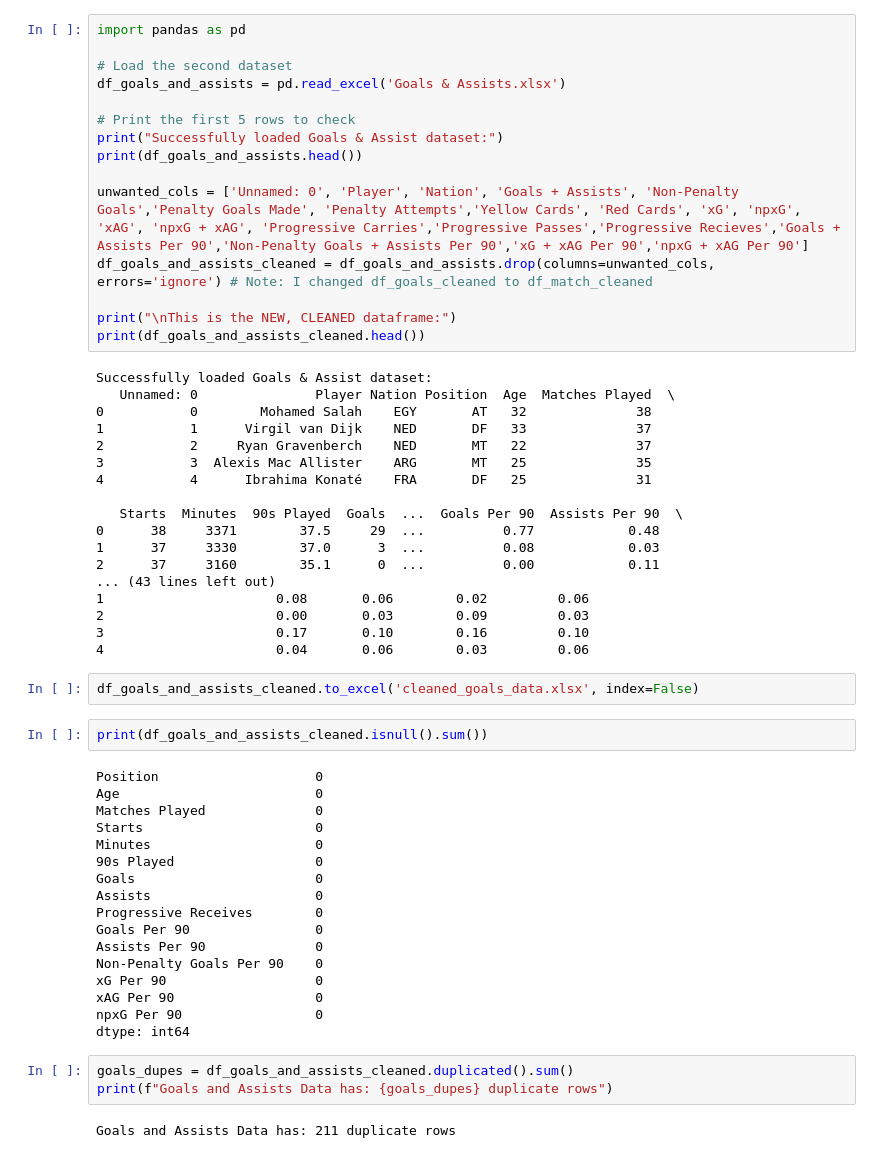
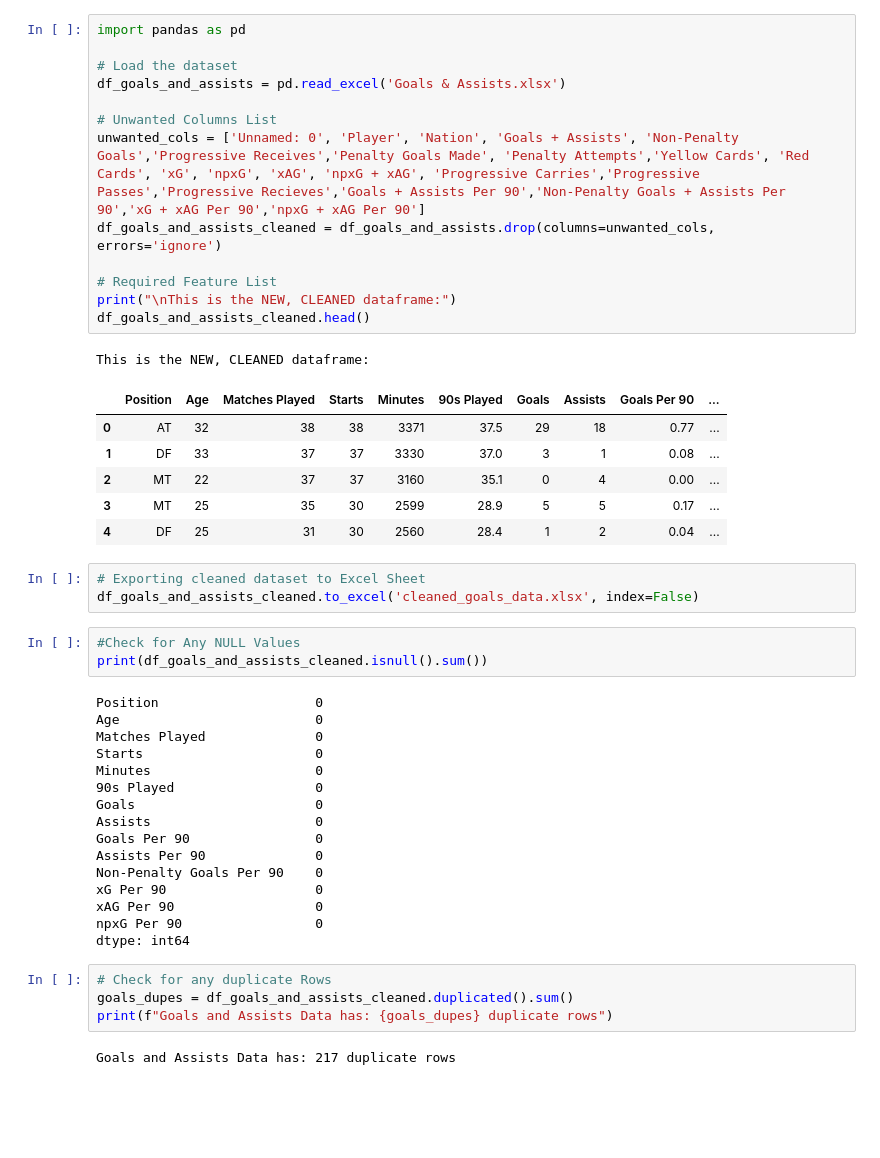
Before and after one commit to springboardmentor345a-create/Projects_2, a Jupyter notebook: Model Training/Notebooks/Goals and Assists Notebook.ipynb, the cells around one changed output. Drawn from its saved outputs; the diff is of its cells as text; blank space fills up the shorter version.

```diff
--- a/Model Training/Notebooks/Goals and Assists Notebook.ipynb
+++ b/Model Training/Notebooks/Goals and Assists Notebook.ipynb
@@ -1,39 +1,29 @@
 # %%
 import pandas as pd
 
-# Load the second dataset
+# Load the dataset
 df_goals_and_assists = pd.read_excel('Goals & Assists.xlsx')
 
-# Print the first 5 rows to check
-print("Successfully loaded Goals & Assist dataset:")
-print(df_goals_and_assists.head())
+# Unwanted Columns List
+unwanted_cols = ['Unnamed: 0', 'Player', 'Nation', 'Goals + Assists', 'Non-Penalty Goals','Progressive Receives','Penalty Goals Made', 'Penalty Attempts','Yellow Cards', 'Red Cards', 'xG', 'npxG', 'xAG', 'npxG + xAG', 'Progressive Carries','Progressive Passes','Progressive Recieves','Goals + Assists Per 90','Non-Penalty Goals + Assists Per 90','xG + xAG Per 90','npxG + xAG Per 90']
+df_goals_and_assists_cleaned = df_goals_and_assists.drop(columns=unwanted_cols, errors='ignore')
 
-unwanted_cols = ['Unnamed: 0', 'Player', 'Nation', 'Goals + Assists', 'Non-Penalty Goals','Penalty Goals Made', 'Penalty Attempts','Yellow Cards', 'Red Cards', 'xG', 'npxG', 'xAG', 'npxG + xAG', 'Progressive Carries','Progressive Passes','Progressive Recieves','Goals + Assists Per 90','Non-Penalty Goals + Assists Per 90','xG + xAG Per 90','npxG + xAG Per 90']
-df_goals_and_assists_cleaned = df_goals_and_assists.drop(columns=unwanted_cols, errors='ignore') # Note: I changed df_goals_cleaned to df_match_cleaned
-
+# Required Feature List
 print("\nThis is the NEW, CLEANED dataframe:")
-print(df_goals_and_assists_cleaned.head())
+df_goals_and_assists_cleaned.head()
 # %% [output]
-Successfully loaded Goals & Assist dataset:
-   Unnamed: 0               Player Nation Position  Age  Matches Played  \
-0           0        Mohamed Salah    EGY       AT   32              38
-1           1      Virgil van Dijk    NED       DF   33              37
-2           2     Ryan Gravenberch    NED       MT   22              37
-3           3  Alexis Mac Allister    ARG       MT   25              35
-4           4      Ibrahima Konaté    FRA       DF   25              31
-
-   Starts  Minutes  90s Played  Goals  ...  Goals Per 90  Assists Per 90  \
-0      38     3371        37.5     29  ...          0.77            0.48
-1      37     3330        37.0      3  ...          0.08            0.03
-2      37     3160        35.1      0  ...          0.00            0.11
-... (43 lines left out)
-1                      0.08       0.06        0.02         0.06
-2                      0.00       0.03        0.09         0.03
-3                      0.17       0.10        0.16         0.10
-4                      0.04       0.06        0.03         0.06
+This is the NEW, CLEANED dataframe:
+|  | Position | Age | Matches Played | Starts | Minutes | 90s Played | Goals | Assists | Goals Per 90 | ... |
+| 0 | AT | 32 | 38 | 38 | 3371 | 37.5 | 29 | 18 | 0.77 | ... |
+| 1 | DF | 33 | 37 | 37 | 3330 | 37.0 | 3 | 1 | 0.08 | ... |
+| 2 | MT | 22 | 37 | 37 | 3160 | 35.1 | 0 | 4 | 0.00 | ... |
+| 3 | MT | 25 | 35 | 30 | 2599 | 28.9 | 5 | 5 | 0.17 | ... |
+| 4 | DF | 25 | 31 | 30 | 2560 | 28.4 | 1 | 2 | 0.04 | ... |
 # %%
+# Exporting cleaned dataset to Excel Sheet
 df_goals_and_assists_cleaned.to_excel('cleaned_goals_data.xlsx', index=False)
 # %%
+#Check for Any NULL Values
 print(df_goals_and_assists_cleaned.isnull().sum())
 # %% [output]
 Position                    0
@@ -44,7 +34,6 @@ Minutes                     0
 90s Played                  0
 Goals                       0
 Assists                     0
-Progressive Receives        0
 Goals Per 90                0
 Assists Per 90              0
 Non-Penalty Goals Per 90    0
@@ -53,8 +42,9 @@ xAG Per 90                  0
 npxG Per 90                 0
 dtype: int64
 # %%
+# Check for any duplicate Rows
 goals_dupes = df_goals_and_assists_cleaned.duplicated().sum()
 print(f"Goals and Assists Data has: {goals_dupes} duplicate rows")
 # %% [output]
-Goals and Assists Data has: 211 duplicate rows
+Goals and Assists Data has: 217 duplicate rows
 # %%
```
Also changed, not shown: parts of 16 cells of this notebook, 3 other files.
